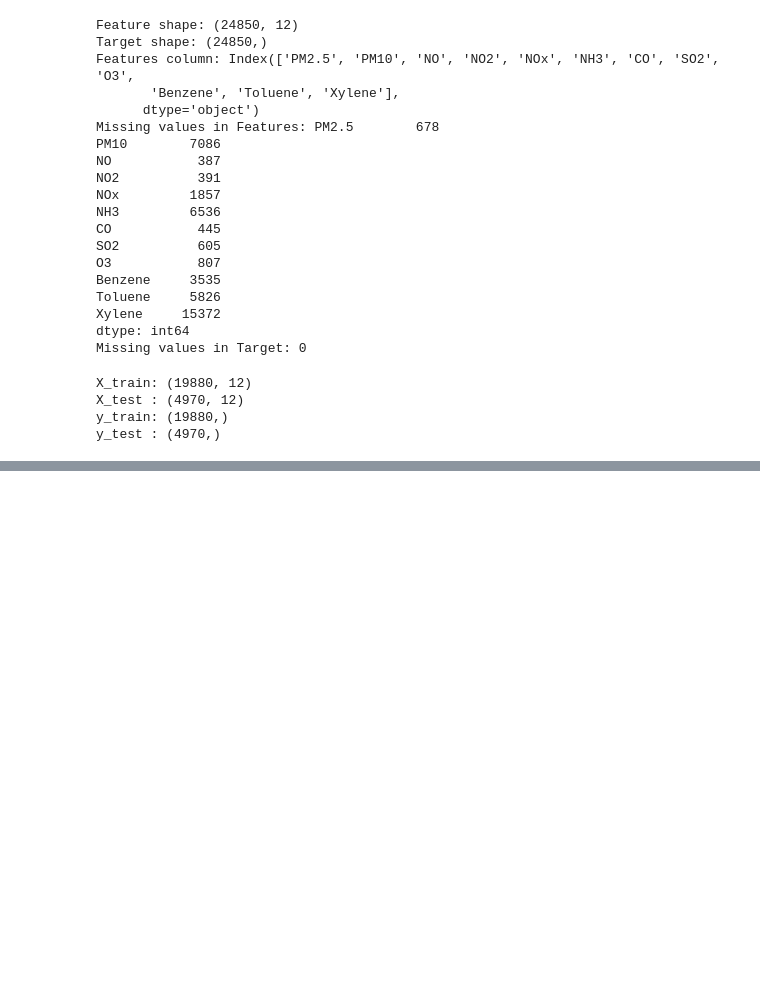
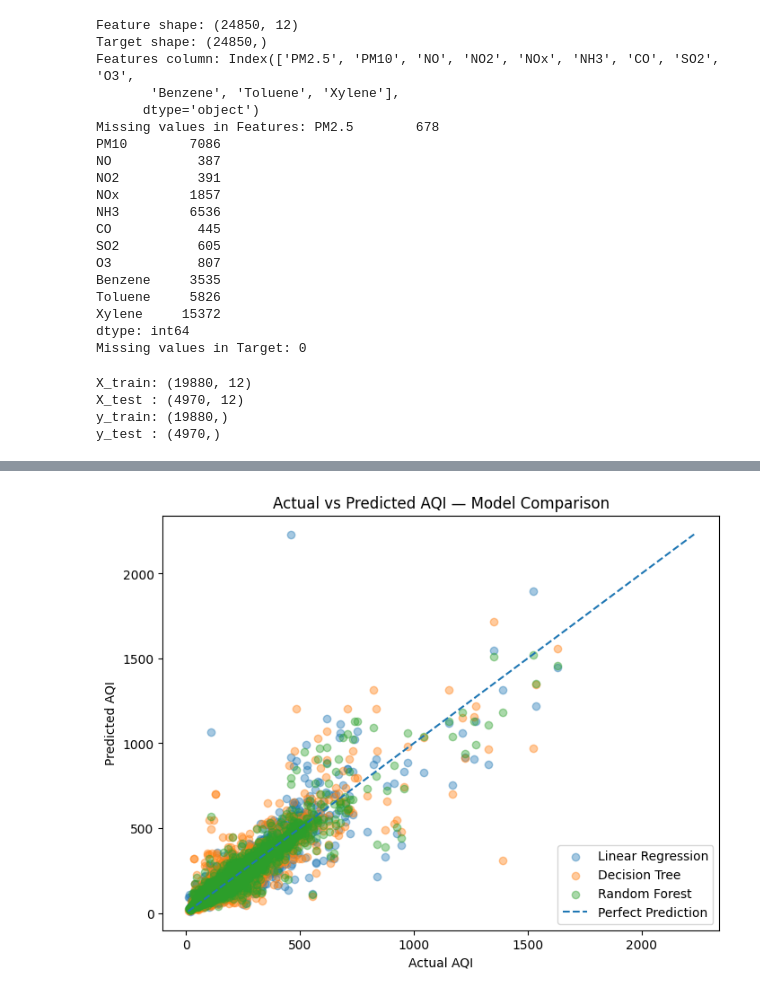
Before and after one commit to omkarsatpute18/AQI-air-quality-prediction, a Jupyter notebook: main.ipynb, the cells around one changed output, grey strips where cells are left out. Drawn from its saved outputs; the diff is of its cells as text; code cells hidden in the pictures; blank space fills up the shorter version.

```diff
--- a/main.ipynb
+++ b/main.ipynb
@@ -1044,0 +1068,6 @@ forest_pipeline = Pipeline([
+# %%
+#Prediction of linear Regression model
+y_pred_linear = linear_pipeline.predict(X_test)
+# %%
+#Prediction of Decidion Tree model_df
+y_pred_tree = tree_pipeline.predict(X_test)
@@ -1044,0 +1232,54 @@ forest_pipeline = Pipeline([
+# %%
+#Compare all the three models visually
+plt.figure(figsize=(8, 6))
+
+plt.scatter(
+    y_test,
+    y_pred_linear,
+    alpha=0.4,
+    label="Linear Regression"
+)
+
+plt.scatter(
+    y_test,
+    y_pred_tree,
+    alpha=0.4,
+    label="Decision Tree"
+)
+
+plt.scatter(
+    y_test,
+    y_pred_forest,
+    alpha=0.4,
+    label="Random Forest"
+)
+
+min_value = min(
+    y_test.min(),
+    y_pred_linear.min(),
+    y_pred_tree.min(),
+    y_pred_forest.min()
+)
+
+max_value = max(
+    y_test.max(),
+    y_pred_linear.max(),
+    y_pred_tree.max(),
+    y_pred_forest.max()
+)
+
+plt.plot(
+    [min_value, max_value],
+    [min_value, max_value],
+    linestyle="--",
+    label="Perfect Prediction"
+)
+
+plt.xlabel("Actual AQI")
+plt.ylabel("Predicted AQI")
+plt.title("Actual vs Predicted AQI — Model Comparison")
+plt.legend()
+
+plt.show()
+# %% [output]
+[figure, added]
```
Also changed, not shown: parts of 20 cells of this notebook.
